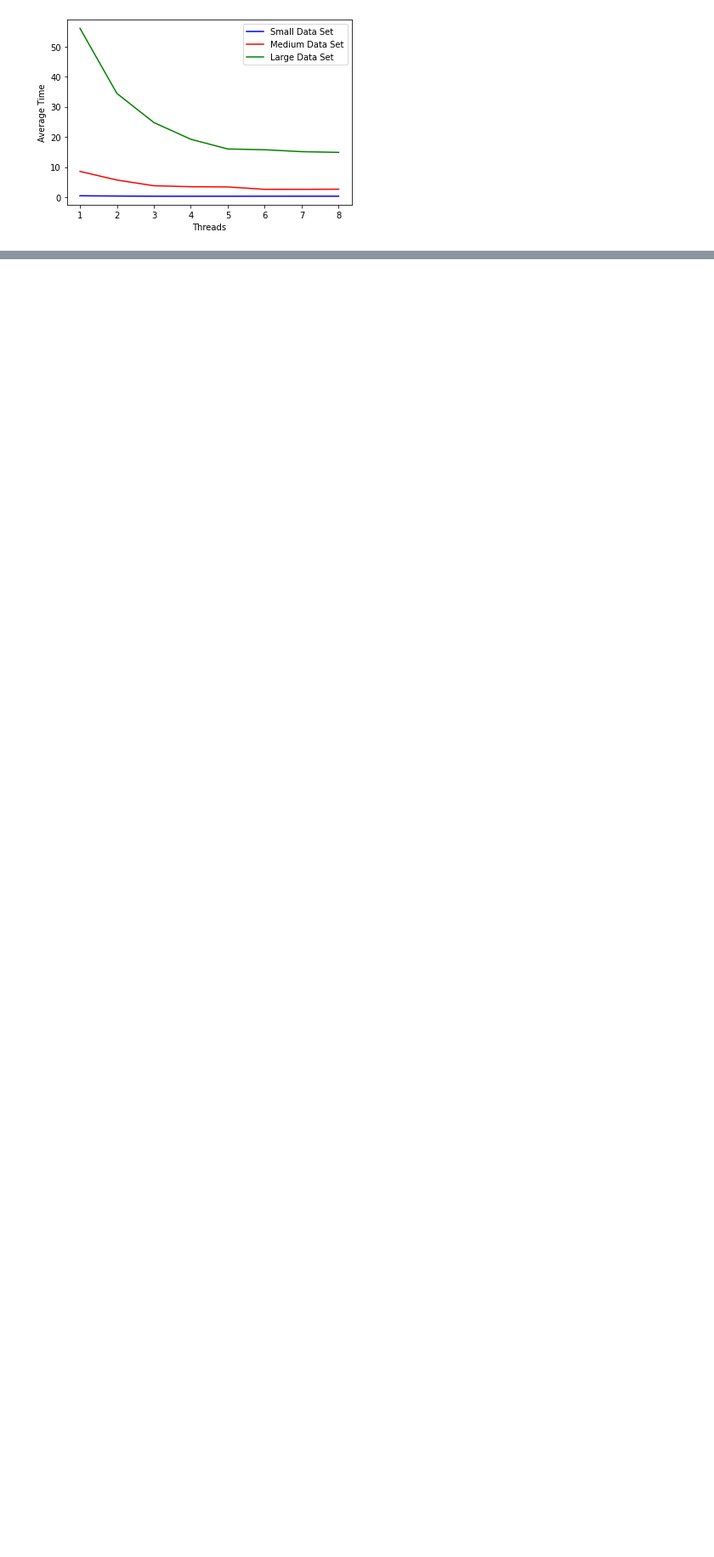
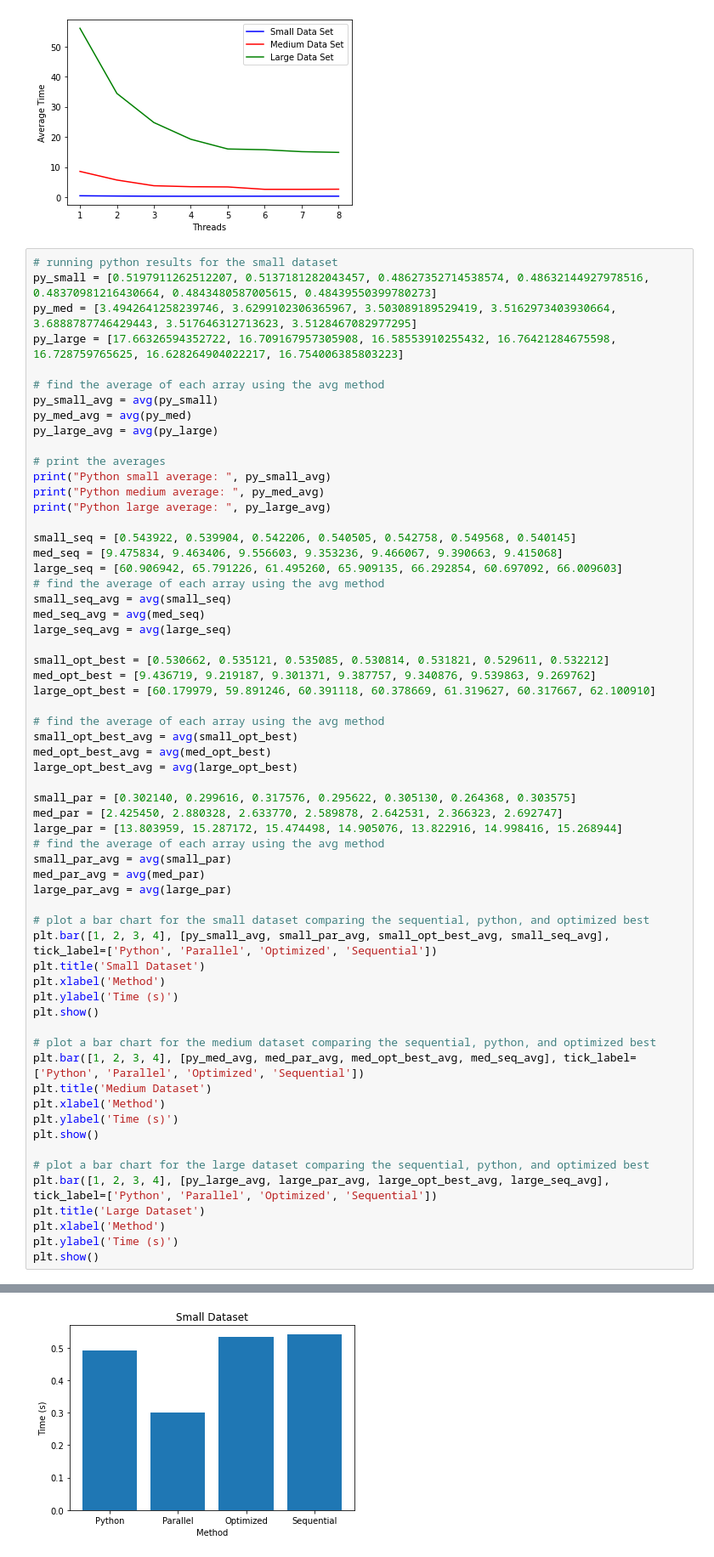
Before and after one commit to NFabrizio/NMF, a Jupyter notebook: results.ipynb, the cells around one changed output, grey strips where cells are left out. Shown: that part at 85% size. Saved outputs shown, nothing was run; the diff lists cells and outputs as text; blank space fills up the shorter version.

Commit message:
Added python results and comparison to C results

```diff
--- a/results.ipynb
+++ b/results.ipynb
@@ -614,3 +614,65 @@ plt.ylabel('Average Time')
 plt.show()
 # %% [output]
 [figure]
+# %%
+# running python results for the small dataset
+py_small = [0.5197911262512207, 0.5137181282043457, 0.48627352714538574, 0.48632144927978516, 0.48370981216430664, 0.4843480587005615, 0.48439550399780273]
+py_med = [3.4942641258239746, 3.6299102306365967, 3.503089189529419, 3.5162973403930664, 3.6888787746429443, 3.517646312713623, 3.5128467082977295]
+py_large = [17.66326594352722, 16.709167957305908, 16.58553910255432, 16.76421284675598, 16.728759765625, 16.628264904022217, 16.754006385803223]
+
+# find the average of each array using the avg method
+py_small_avg = avg(py_small)
+py_med_avg = avg(py_med)
+py_large_avg = avg(py_large)
+
+# print the averages
+print("Python small average: ", py_small_avg)
+print("Python medium average: ", py_med_avg)
+print("Python large average: ", py_large_avg)
+
+small_seq = [0.543922, 0.539904, 0.542206, 0.540505, 0.542758, 0.549568, 0.540145]
+med_seq = [9.475834, 9.463406, 9.556603, 9.353236, 9.466067, 9.390663, 9.415068]
+large_seq = [60.906942, 65.791226, 61.495260, 65.909135, 66.292854, 60.697092, 66.009603]
+# find the average of each array using the avg method
+small_seq_avg = avg(small_seq)
+med_seq_avg = avg(med_seq)
+large_seq_avg = avg(large_seq)
+
+small_opt_best = [0.530662, 0.535121, 0.535085, 0.530814, 0.531821, 0.529611, 0.532212]
+med_opt_best = [9.436719, 9.219187, 9.301371, 9.387757, 9.340876, 9.539863, 9.269762]
+large_opt_best = [60.179979, 59.891246, 60.391118, 60.378669, 61.319627, 60.317667, 62.100910]
+
+# find the average of each array using the avg method
+small_opt_best_avg = avg(small_opt_best)
+med_opt_best_avg = avg(med_opt_best)
+large_opt_best_avg = avg(large_opt_best)
+
+small_par = [0.302140, 0.299616, 0.317576, 0.295622, 0.305130, 0.264368, 0.303575]
+med_par = [2.425450, 2.880328, 2.633770, 2.589878, 2.642531, 2.366323, 2.692747]
+large_par = [13.803959, 15.287172, 15.474498, 14.905076, 13.822916, 14.998416, 15.268944]
+# find the average of each array using the avg method
+small_par_avg = avg(small_par)
+med_par_avg = avg(med_par)
+large_par_avg = avg(large_par)
+
+# plot a bar chart for the small dataset comparing the sequential, python, and optimized best
+plt.bar([1, 2, 3, 4], [py_small_avg, small_par_avg, small_opt_best_avg, small_seq_avg], tick_label=['Python', 'Parallel', 'Optimized', 'Sequential'])
+plt.title('Small Dataset')
+plt.xlabel('Method')
+plt.ylabel('Time (s)')
+plt.show()
+
+# plot a bar chart for the medium dataset comparing the sequential, python, and optimized best
+plt.bar([1, 2, 3, 4], [py_med_avg, med_par_avg, med_opt_best_avg, med_seq_avg], tick_label=['Python', 'Parallel', 'Optimized', 'Sequential'])
+plt.title('Medium Dataset')
+plt.xlabel('Method')
+plt.ylabel('Time (s)')
+plt.show()
+
+# plot a bar chart for the large dataset comparing the sequential, python, and optimized best
+plt.bar([1, 2, 3, 4], [py_large_avg, large_par_avg, large_opt_best_avg, large_seq_avg], tick_label=['Python', 'Parallel', 'Optimized', 'Sequential'])
+plt.title('Large Dataset')
+plt.xlabel('Method')
+plt.ylabel('Time (s)')
+plt.show()
+# %% [output]
@@ -616,0 +682 @@ plt.show()
+[figure, added]
```
Also changed, not shown: parts of 1 cell of this notebook.
